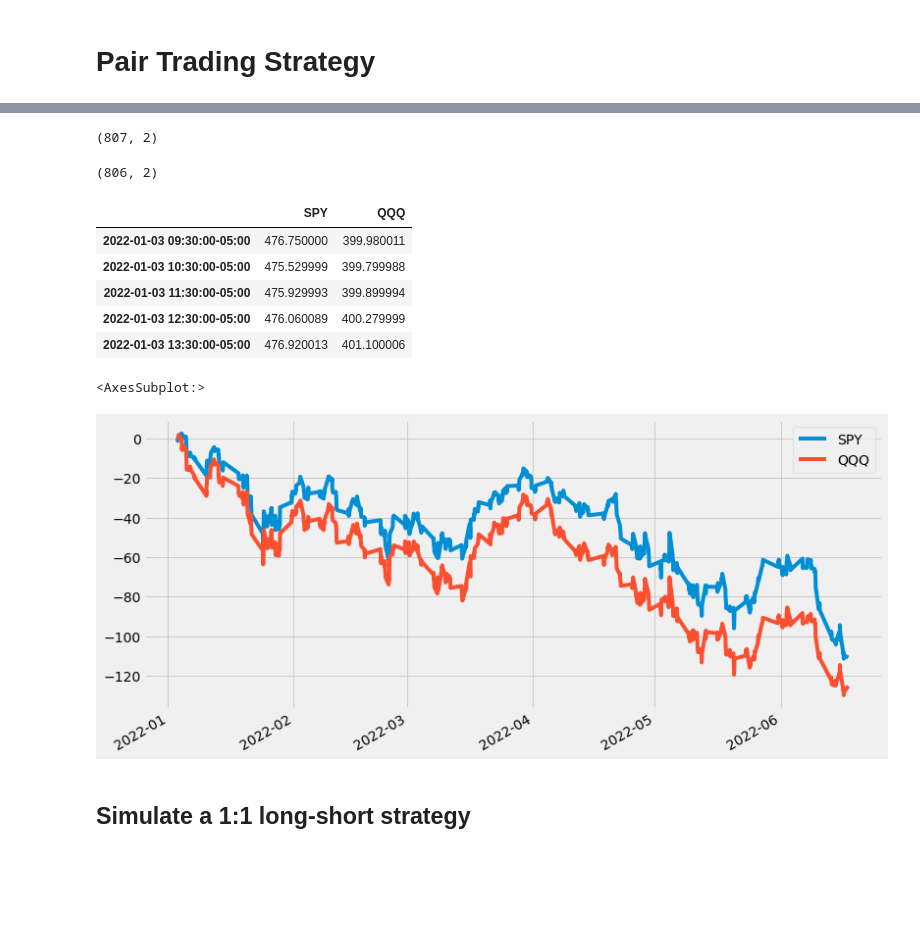
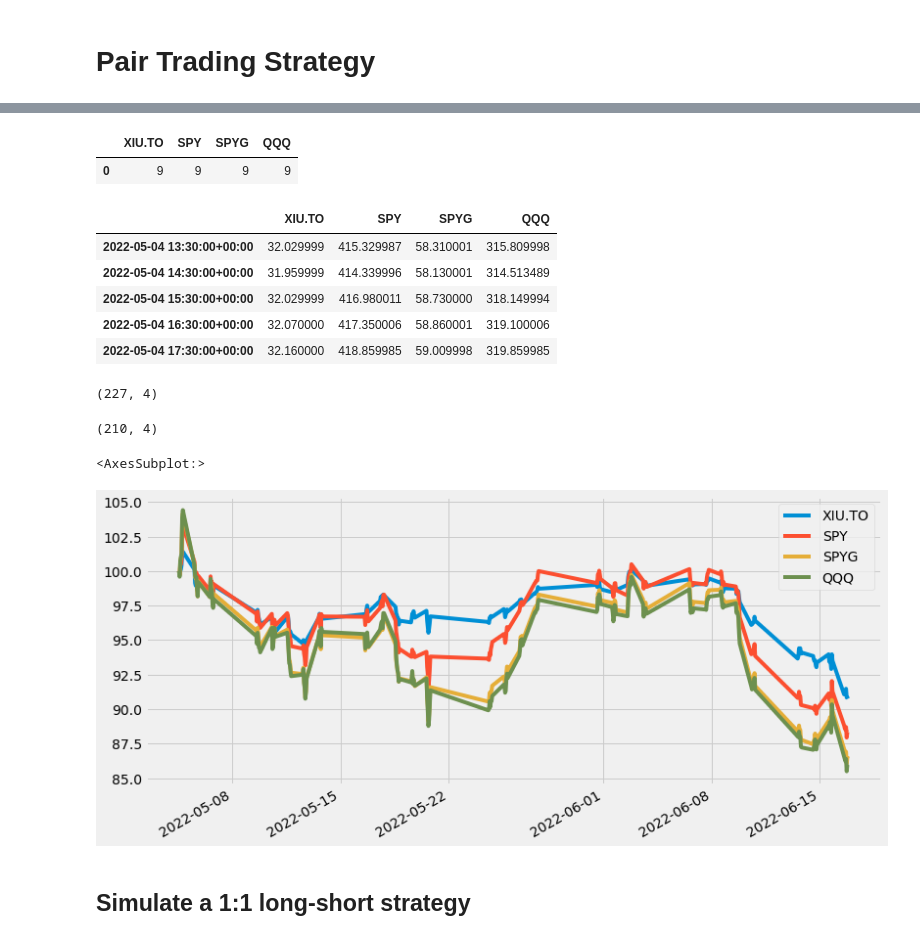
Before and after one commit to alik604/algorithmic-trading, a Jupyter notebook: Pair trading strategy.ipynb, the cells around one changed output, grey strips where cells are left out. Cells and saved outputs as stored; diff of their text form; code cells hidden in the pictures; blank space fills up the shorter version.

```diff
--- a/Pair trading strategy.ipynb
+++ b/Pair trading strategy.ipynb
@@ -23,6 +23,7 @@ plt.style.use('fivethirtyeight')
 
 
 start = datetime.datetime(2022,1,1)
+start = datetime.datetime(2022,5,4)
 end = datetime.datetime(2022,6,17)
 # end = datetime.date.today()
 end
@@ -34,13 +33,20 @@ datetime.datetime(2022, 6, 17, 0, 0)
 # %%
 # // should add the ETFs: TIT and TEC
 
-ls = ['SPY', 'QQQ']
-# ls = ['ROKU', 'SHOP']
+# QQQJ is next Gen QQQ https://etfdb.com/etf/QQQJ/#holdings
+# CLIX is ProShares Long Online/Short Stores ETF # https://etfdb.com/etf/CLIX/#holdings
+# XLG is Invesco S&P 500 Top 50 ETF # https://etfdb.com/etf/XLG/#holdings
+# ONLN is ProShares Online Retail ETF # https://etfdb.com/etf/ONLN/#holdings
+# SKYY is First Trust Cloud Computing ETF # https://etfdb.com/etf/SKYY/#holdings
+# MILN is Global X Millennial Consumer ETF #  https://etfdb.com/etf/MILN/#holdings
+ls = ["SPYV", "SPY", "QQQ", "QQQJ", "CLIX", "ONLN", "SKYY", "MILN"]
+
+ls = ['XIU.TO', 'SPY', 'SPYG', 'QQQ']
 
 ETF = ls[0]
-ls  = list(set(ls))
+# ls  = list(set(ls))
 
-data = {}
+data = {} # dict(SPY=yf.download(ETF, start, end, interval = '1h')["Adj Close"])
 for i in ls:
   arry = yf.download(i, start, end, interval = '1h')
   data[i] = arry["Adj Close"]
@@ -55,31 +63,34 @@ stocks.plot(grid = True)
 # %%
-# np.sum(stocks.isna())
+pd.DataFrame(np.sum(stocks.isna())).T
+stocks.head(5)
 stocks.shape
 stocks.dropna(inplace=True)
 stocks.shape
-stocks.head(5)
 # %% [output]
+|  | XIU.TO | SPY | SPYG | QQQ |
+| 0 | 9 | 9 | 9 | 9 |
+|  | XIU.TO | SPY | SPYG | QQQ |
+| 2022-05-04 13:30:00+00:00 | 32.029999 | 415.329987 | 58.310001 | 315.809998 |
+| 2022-05-04 14:30:00+00:00 | 31.959999 | 414.339996 | 58.130001 | 314.513489 |
+| 2022-05-04 15:30:00+00:00 | 32.029999 | 416.980011 | 58.730000 | 318.149994 |
+| 2022-05-04 16:30:00+00:00 | 32.070000 | 417.350006 | 58.860001 | 319.100006 |
+| 2022-05-04 17:30:00+00:00 | 32.160000 | 418.859985 | 59.009998 | 319.859985 |
-(807, 2)
+(227, 4)
-(806, 2)
+(210, 4)
-|  | SPY | QQQ |
-| 2022-01-03 09:30:00-05:00 | 476.750000 | 399.980011 |
-| 2022-01-03 10:30:00-05:00 | 475.529999 | 399.799988 |
-| 2022-01-03 11:30:00-05:00 | 475.929993 | 399.899994 |
-| 2022-01-03 12:30:00-05:00 | 476.060089 | 400.279999 |
-| 2022-01-03 13:30:00-05:00 | 476.920013 | 401.100006 |
 # %%
 def scale_data(df):
   # mean norm  # normalized_df=(df-df.mean())/df.std()
-   return (df-df.min())/(df.max()-df.min())
+   return (df-df.min())/(df.max()-df.min())*100
 def shift_data(df):
-  return df-df.iloc[0]
+  return (df/df.iloc[0])*100
 
+stocks_ = shift_data(stocks)
+stocks_.plot()
 stocks = shift_data(stocks)
-stocks_ = stocks.pct_change()
-stocks.plot()
+# stocks.plot()
 # %% [output]
 <AxesSubplot:>
-[figure, old version]
+[figure, new version]
 # %% [markdown]
 ## Simulate a 1:1 long-short strategy
 # %%
```
Also changed, not shown: parts of 11 cells of this notebook.
